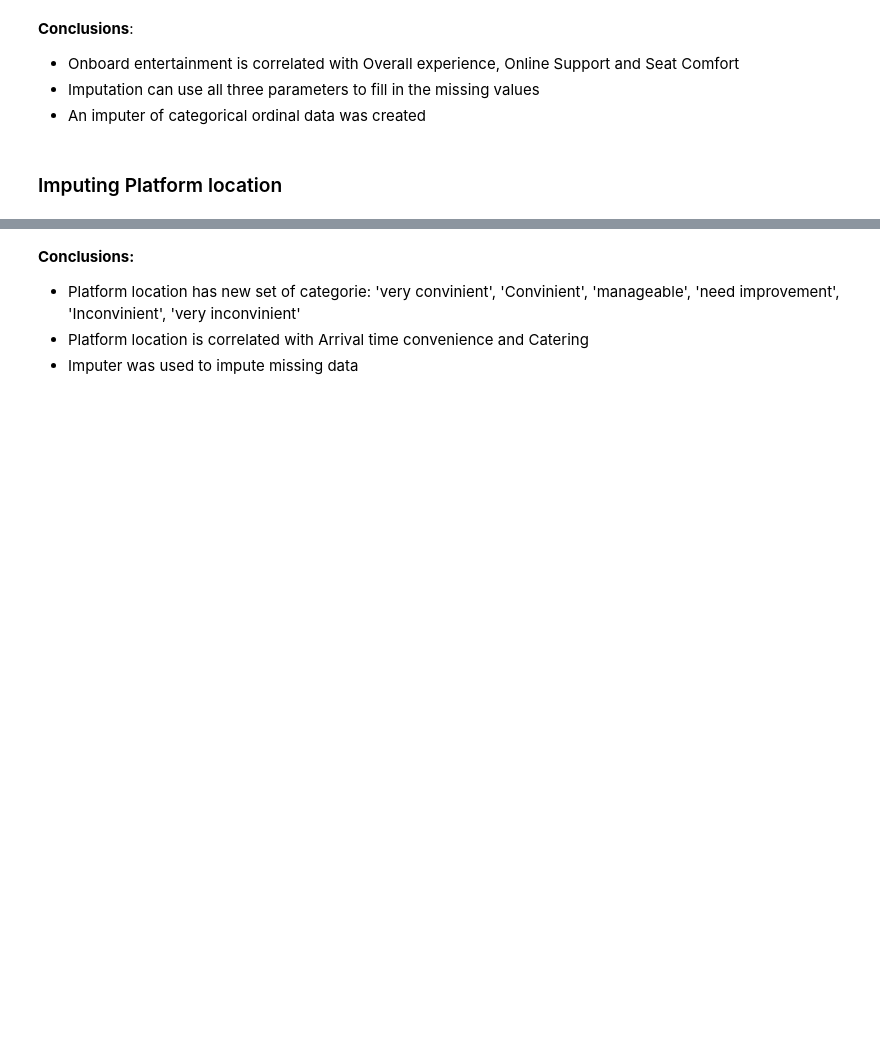
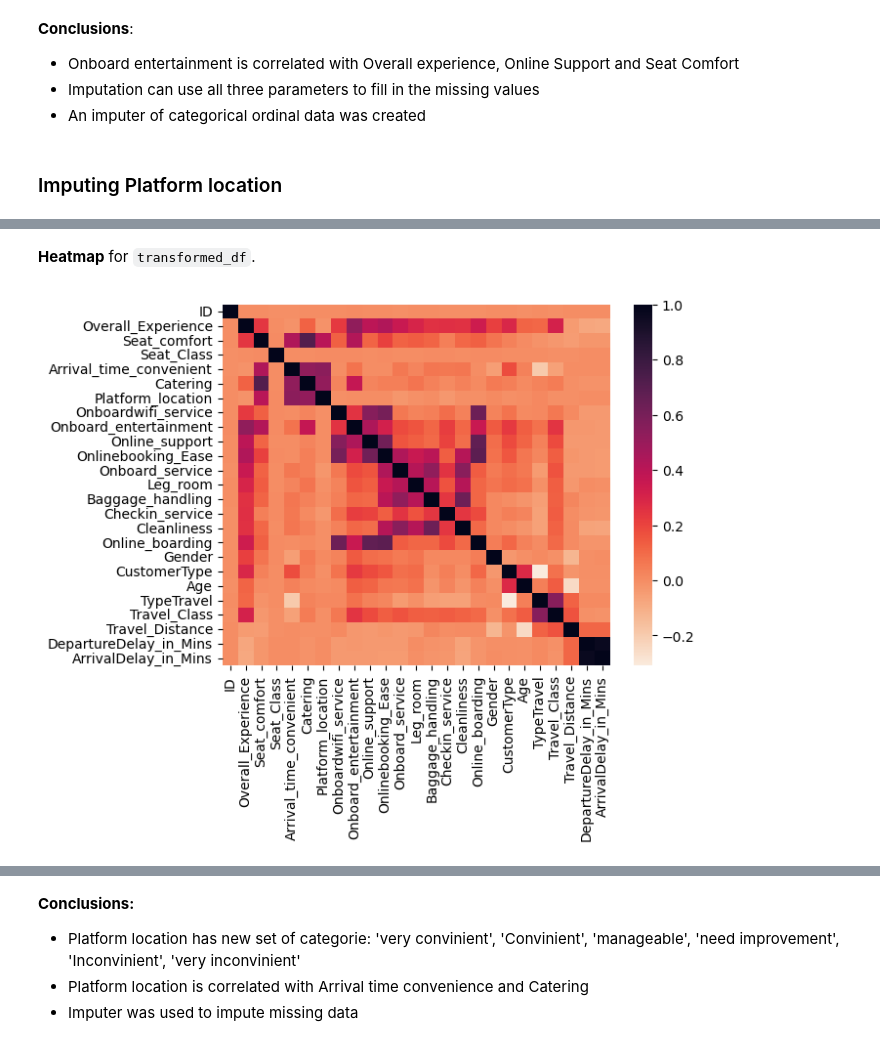
Before and after one commit to rctruta/shinkanzen_travel_experience_hackathon, a Jupyter notebook: eda.ipynb, the cells around one changed output, grey strips where cells are left out. Drawn from its saved outputs; the diff is of its cells as text; code cells hidden in the pictures; blank space fills up the shorter version.

```diff
--- a/eda.ipynb
+++ b/eda.ipynb
@@ -211,0 +613,7 @@ plt.show()
+# %% [markdown]
+**Heatmap** for `transformed_df`.
+# %%
+sns.heatmap(transformed_df.corr(), cmap="rocket_r")
+plt.show()
+# %% [output]
+[figure, added]
```
Also changed, not shown: parts of 33 cells of this notebook.
